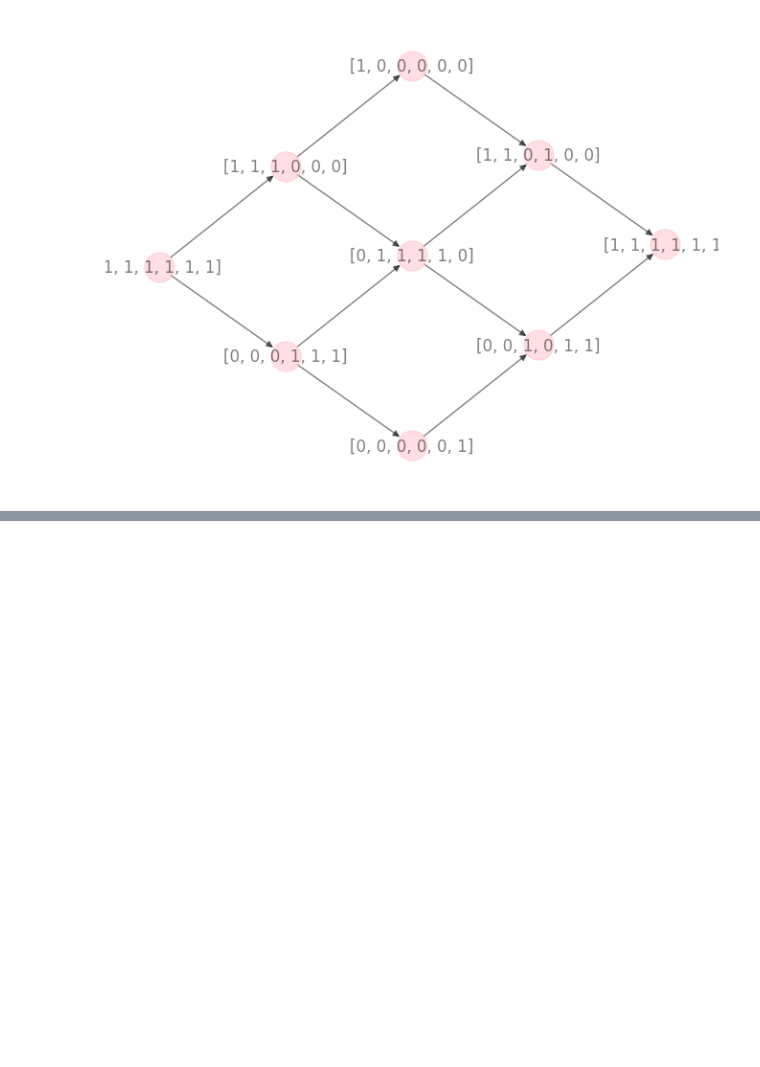
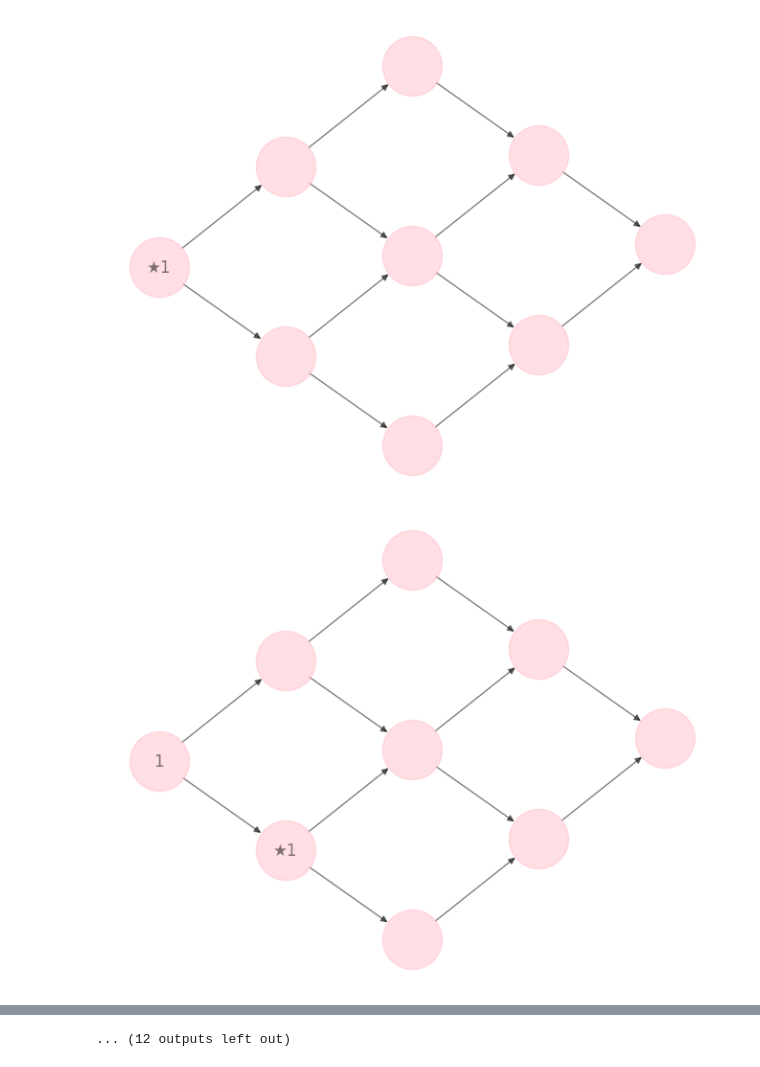
Before and after one commit to petervdonovan/chainid-demo, a Jupyter notebook: chainid.ipynb, the cells around one changed output, grey strips where cells are left out. Saved outputs shown, nothing was run; the diff lists cells and outputs as text; code cells hidden in the pictures; blank space fills up the shorter version.

Commit message:
Improve visualization.

```diff
--- a/chainid.ipynb
+++ b/chainid.ipynb
@@ -16,22 +26,30 @@ def grid(xdim, ydim):
 # %%
-def chainids(G):
-    nbits, chain_ids = chainids_rec(G, (0, 0), 1, dict())
-    for key in chain_ids:
-        chain_ids[key] = [0] * (nbits - len(chain_ids[key])) + chain_ids[key]
-    return nbits, chain_ids
-def chainids_rec(G, current_node, n_bits_used, chain_ids):
+def chainids(G, verbose=True):
+    return chainids_rec(G, (0, 0), 1, dict(), dict(), verbose)
+def chainids_rec(G, current_node, n_bits_used, chain_ids, n_visits, verbose):
     initial_n_bits_used = n_bits_used
+    initial_chain_id = chain_ids.get(current_node, [])
     chain_ids[current_node] = [1] + [0] * (
-        n_bits_used - len(chain_ids.get(current_node, [])) - 1
-    ) + chain_ids.get(current_node, [])
+        n_bits_used - len(initial_chain_id) - 1
+    ) + initial_chain_id
+    n_visits[current_node] = n_visits.get(current_node, 0) + 1
+    if verbose:
+        plt.figure(sum(v for v in n_visits.values()))
+        draw(G, chain_ids, current_node)
     for i, successor in enumerate(G.neighbors(current_node)):
-        n_bits_used, chain_ids = chainids_rec(
+        n_bits_used, chain_ids, n_visits = chainids_rec(
             G,
             successor,
             n_bits_used if i == 0 else n_bits_used + 1,
-            chain_ids
+            chain_ids,
+            n_visits,
+            verbose
         )
     chain_ids[current_node] = [1] * (
         n_bits_used - initial_n_bits_used
     ) + chain_ids[current_node]
-    return n_bits_used, chain_ids
+    n_visits[current_node] = n_visits.get(current_node, 0) + 1
+    if verbose and n_bits_used > initial_n_bits_used:
+        plt.figure(sum(v for v in n_visits.values()))
+        draw(G, chain_ids, current_node)
+    return n_bits_used, chain_ids, n_visits
@@ -46,6 +56,6 @@ def draw(G, ids):
 # %%
 G = grid(3, 3)
-_, ids = chainids(G)
-draw(G, ids)
+num_bits, ids, num_visits = chainids(G)
 # %% [output]
-[figure, old version]
+[figure, new version]
+[figure, added]
@@ -51,0 +72 @@ draw(G, ids)
+... (12 outputs left out)
```
Also changed, not shown: parts of 5 cells of this notebook.
